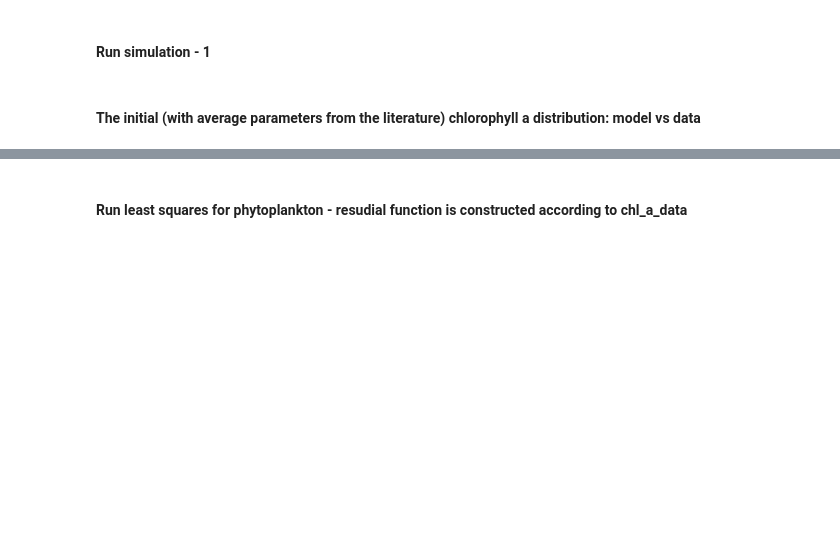
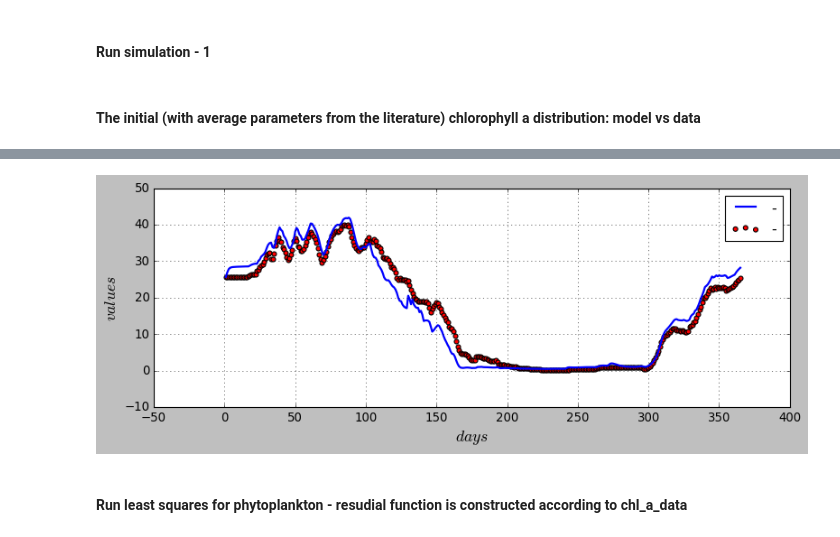
Before and after one commit to limash/Alkalinity_in_the_Wadden_Sea, a Jupyter notebook: 3_biogeochemical_model_parameters_identification.ipynb, the cells around one changed output, grey strips where cells are left out. Cells and saved outputs as stored; diff of their text form; code cells hidden in the pictures; blank space fills up the shorter version.

```diff
--- a/3_biogeochemical_model_parameters_identification.ipynb
+++ b/3_biogeochemical_model_parameters_identification.ipynb
@@ -115,3 +115,7 @@ pf.plot_double(nh4,'-',no3,'-')
+# %%
+pf.plot_double(no3,'-',no3_data,'-')
+# %% [output]
+[figure, added]
 # %% [markdown]
 #### Run least squares for phytoplankton - resudial function is constructed according to chl_a_data
 # %%
```
Also changed, not shown: parts of 25 cells of this notebook, 4 other files.
